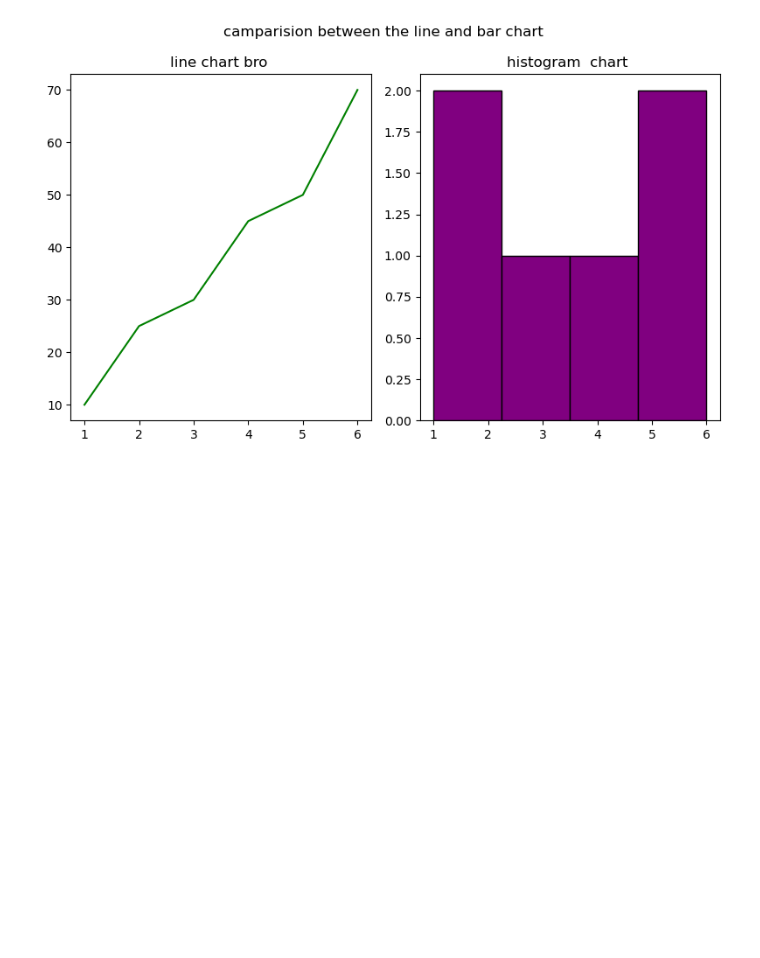
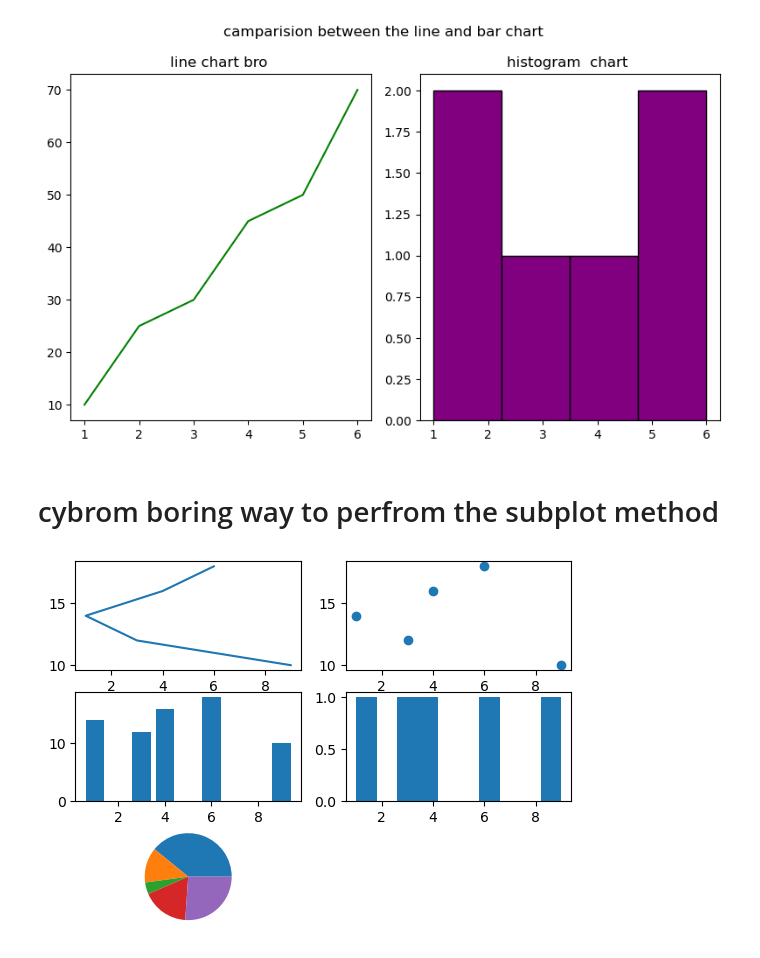
Before and after one commit to Yashshakya1/jupyter_nootbook, a Jupyter notebook: data science(self learning)/matplotlib/subplot.ipynb, the cells around one changed output. Drawn from its saved outputs; the diff is of its cells as text; code cells hidden in the pictures; blank space fills up the shorter version.

```diff
--- a/data science(self learning)/matplotlib/subplot.ipynb
+++ b/data science(self learning)/matplotlib/subplot.ipynb
@@ -36,3 +36,42 @@ plt.tight_layout()
 plt.show()
 # %% [output]
 [figure]
+# %% [markdown]
+# cybrom boring way to perfrom the subplot method
+# %%
+plt.subplot(3,2,1)
+#Line plot
+
+x=[9,3,1,4,6]
+y=[10,12,14, 16,18]
+plt.plot(x,y)
+plt.subplot(3,2,2)
+
+#scatterplot
+
+X=[9,3,1,4,6]
+y=[10,12,14,16,18]
+plt.scatter(x,y)
+plt.subplot(3,2,3)
+
+#bar plot
+
+X=[9,3,1,4,6]
+y=[10,12,14,16,18]
+plt.bar(x,y)
+
+#histogram
+
+plt.subplot(3,2,4)
+X=[9,3,1,4,6]
+plt.hist(x)
+
+#pie chart
+
+plt.subplot(3,2,5)
+x = [9,3,1,4,6]
+plt.pie(x)
+
+plt.savefig('joy.jpg')
+# %% [output]
+[figure, added]
```
Also changed, not shown: 1 other file.
